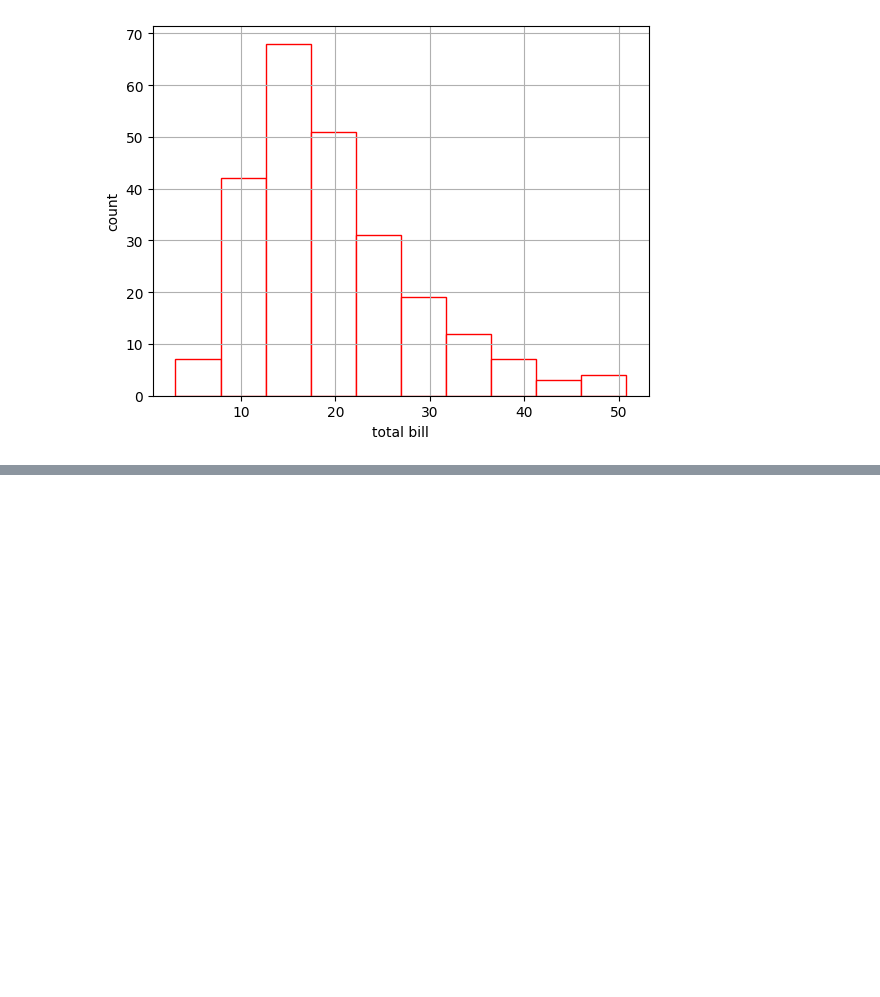
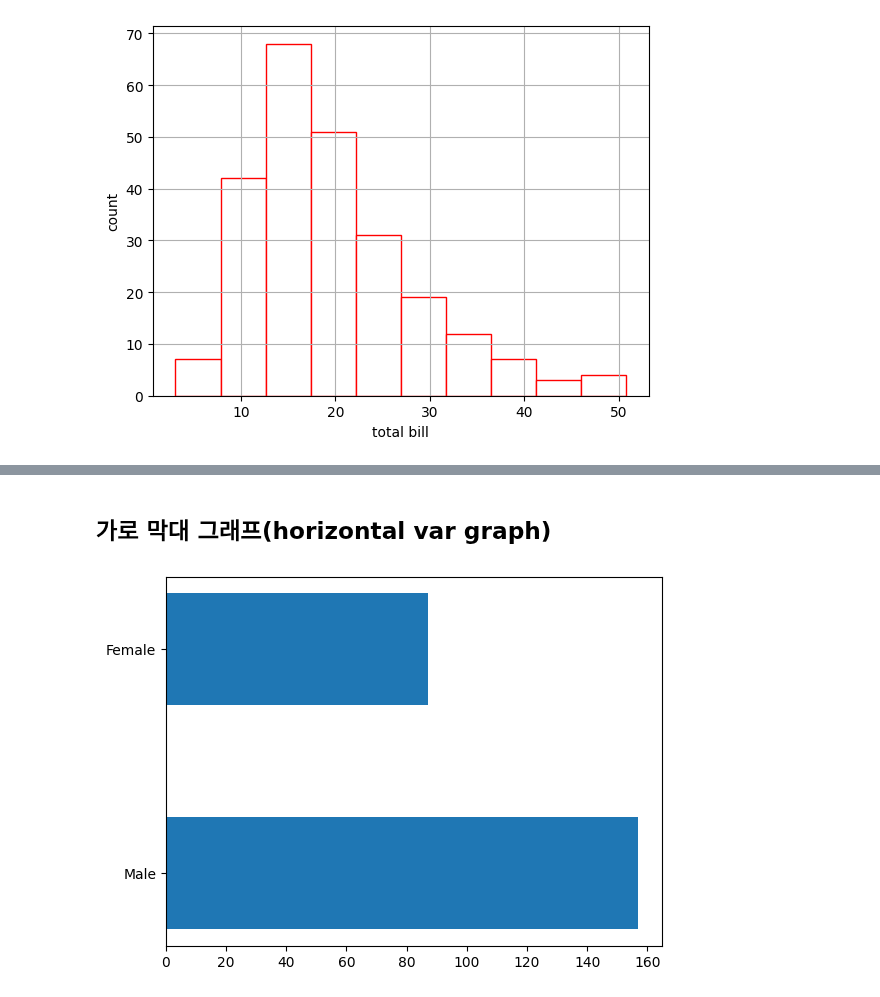
Before and after one commit to JakeOh/202511_BD53, a Jupyter notebook: lab_python/da04_matplotlib.ipynb, the cells around one changed output, grey strips where cells are left out. Drawn from its saved outputs; the diff is of its cells as text; code cells hidden in the pictures; blank space fills up the shorter version.

```diff
--- a/lab_python/da04_matplotlib.ipynb
+++ b/lab_python/da04_matplotlib.ipynb
@@ -332,0 +374,7 @@ plt.show()
+# %% [markdown]
+## 가로 막대 그래프(horizontal var graph)
+# %%
+plt.barh(y=gender_count.index, width=gender_count.values, height=0.5)
+plt.show()
+# %% [output]
+[figure, added]
```
Also changed, not shown: parts of 9 cells of this notebook.
